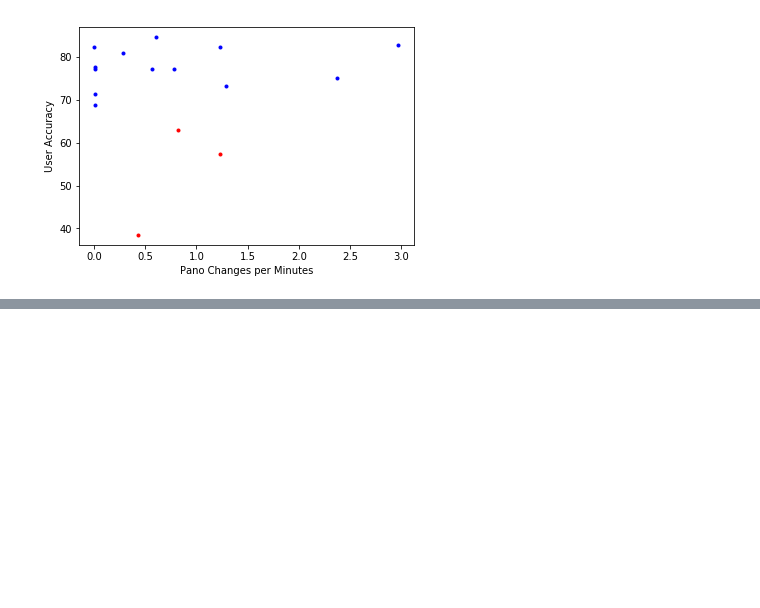
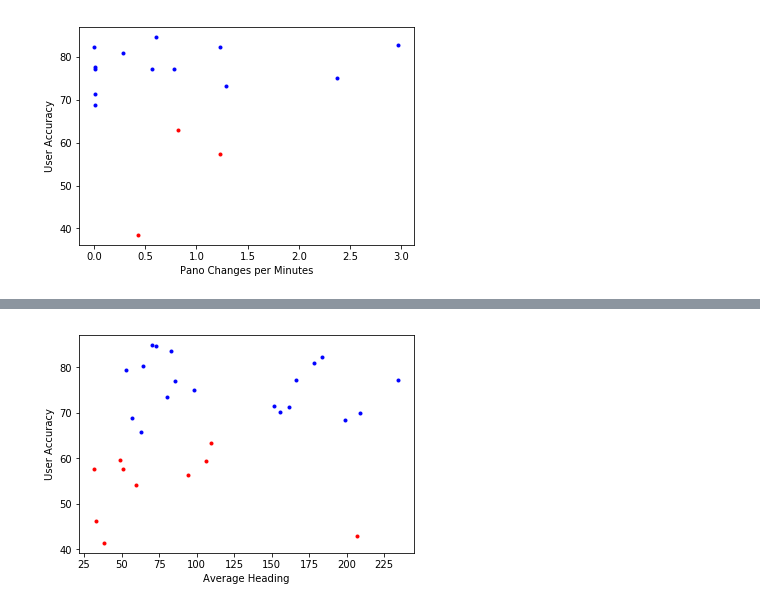
Before and after one commit to ProjectSidewalk/sidewalk-quality-analysis, a Jupyter notebook: sidewalk-user-quality-analysis-tyler.ipynb, the cells around one changed output, grey strips where cells are left out. Drawn from its saved outputs; the diff is of its cells as text; code cells hidden in the pictures; blank space fills up the shorter version.

```diff
--- a/sidewalk-user-quality-analysis-tyler.ipynb
+++ b/sidewalk-user-quality-analysis-tyler.ipynb
@@ -590,0 +509,13 @@ array(['Good', 'Good', 'Good'], dtype='<U4')
+# %%
+# Calculates the average range of how much a person looks looks side to side
+user_information = {}
+for index, current_id in enumerate(users['user_id']):
+    df_current_user = pd.read_csv('{0}.csv'.format(current_id))
+    df_grouped = df_current_user.groupby(['gsv_panorama_id'])
+    current_heading = []
+    for current, group in df_grouped:
+        current_heading.append(group['heading'].max() - group['heading'].min())
+    user_information[current_id] = (sum(current_heading) / float(len(current_heading))), users['accuracy'][index]
+scatter_plot('Average Heading', user_information, False, False, None)
+# %% [output]
+[figure, added]
```
Also changed, not shown: parts of 64 cells of this notebook.
